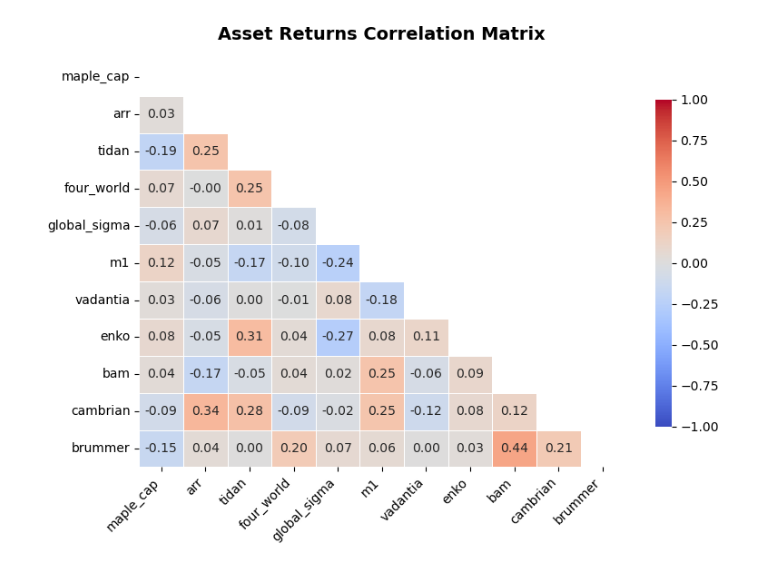
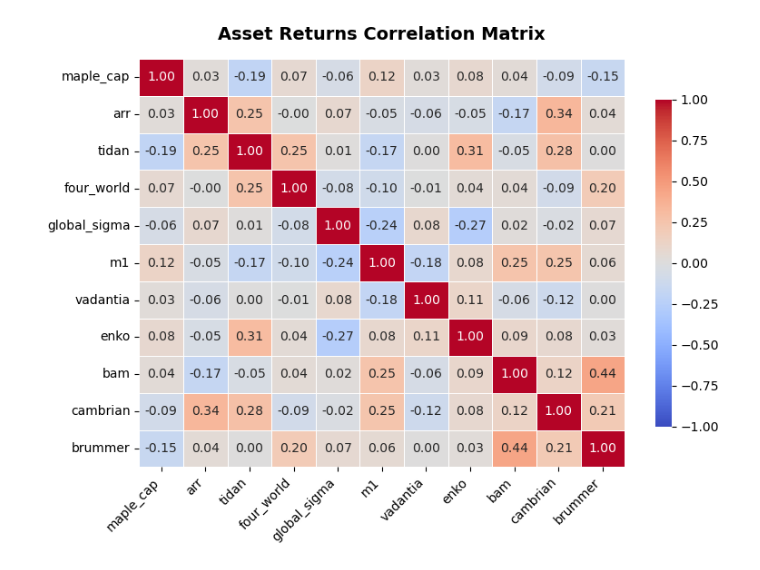
Before and after one commit to arthurdhonneur7/athenee_hf_portfolio, a Jupyter notebook: correlation_analysis.ipynb, the cells around one changed output. Drawn from its saved outputs; the diff is of its cells as text; code cells hidden in the pictures.

```diff
--- a/correlation_analysis.ipynb
+++ b/correlation_analysis.ipynb
@@ -27,33 +27,33 @@ import seaborn as sns
 plt.figure(figsize=(8, 6))
 
 # 3. Create a mask to hide the upper triangle (optional, but cleaner)
-mask = np.triu(np.ones_like(corr_matrix, dtype=bool))
+# mask = np.triu(np.ones_like(corr_matrix, dtype=bool))
 
 # 4. Generate a custom diverging colormap (Coolwarm is great for correlations)
 # It maps -1 to deep blue, 0 to white/gray, and +1 to deep red
 cmap = sns.diverging_palette(230, 20, as_cmap=True)
 
 # 5. Draw the heatmap
 sns.heatmap(
     corr_matrix,
-    mask=mask,          # Applies the upper-triangle mask
+    # mask=mask,          # Applies the upper-triangle mask
     cmap='coolwarm',    # Good color scale for -1 to 1 ranges
     vmax=1.0,           # Anchor the maximum value of the scale
     vmin=-1.0,          # Anchor the minimum value of the scale
     center=0,           # Center the colorbar at 0
     annot=True,         # Write the correlation numbers inside the squares
     fmt=".2f",          # Limit numbers to 2 decimal places
     linewidths=0.5,     # Add thin lines between the squares
     cbar_kws={"shrink": 0.8} # Slightly shrink the colorbar so it fits nicely
 )
 
 plt.title('Asset Returns Correlation Matrix', fontsize=14, fontweight='bold', pad=15)
 plt.xticks(rotation=45, ha='right') # Rotate asset labels so they don't overlap
 plt.yticks(rotation=0)
 
 # 6. Show or save the plot
 plt.tight_layout()
 plt.show()
 # plt.savefig('correlation_heatmap.png', dpi=300) # Uncomment to save
 # %% [output]
-[figure, old version]
+[figure, new version]
```
Also changed, not shown: 3 other files.
